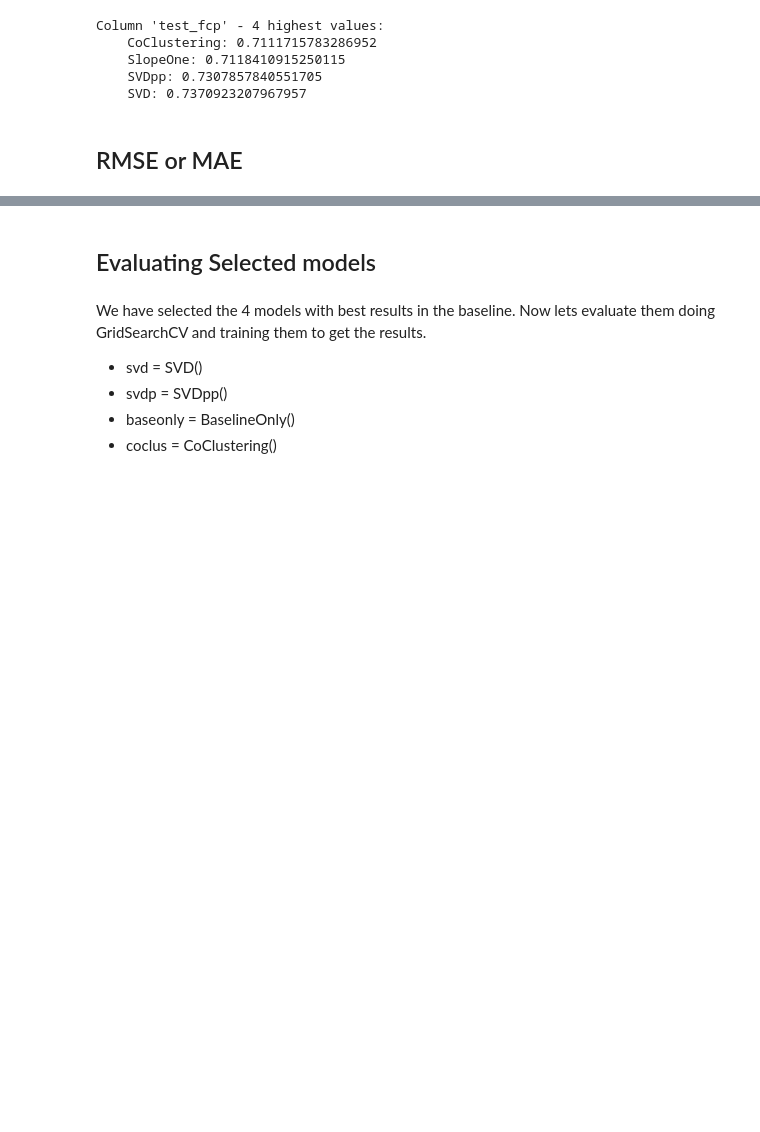
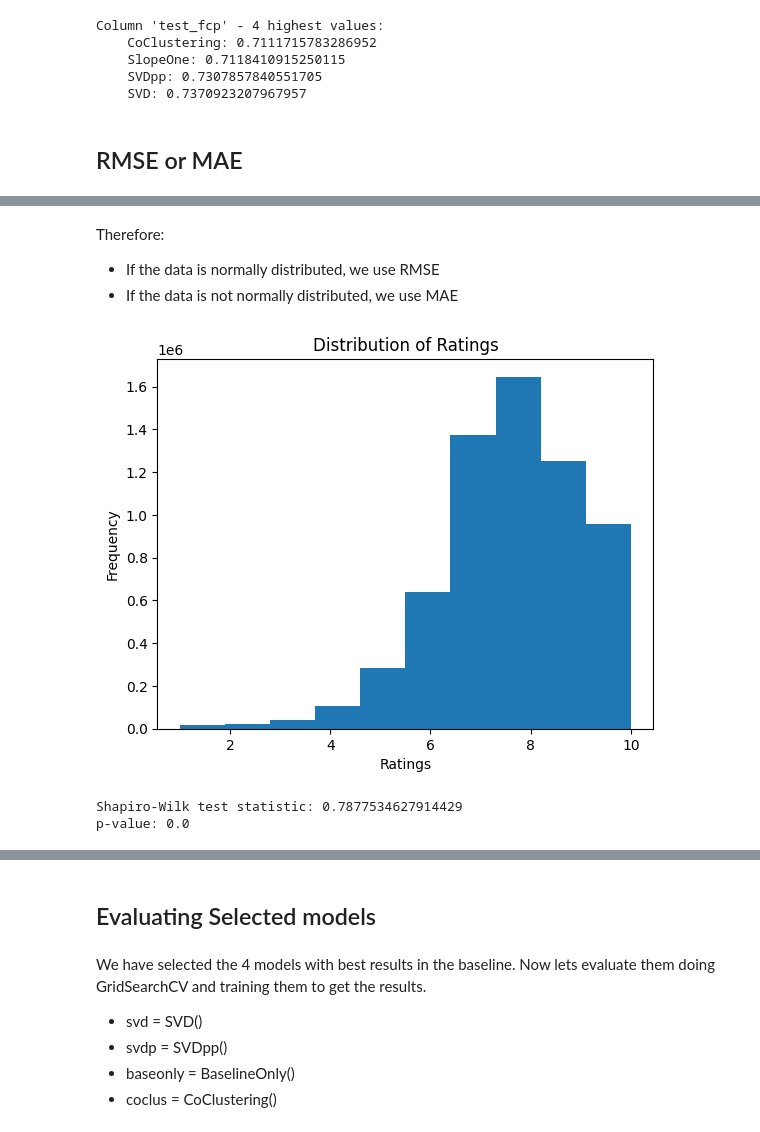
Before and after one commit to RealXun/Anime_recommendation_system, a Jupyter notebook: src/notebooks/supervised_user_based_collaborative_filtering.ipynb, the cells around one changed output, grey strips where cells are left out. Drawn from its saved outputs; the diff is of its cells as text; code cells hidden in the pictures; blank space fills up the shorter version.

```diff
--- a/src/notebooks/supervised_user_based_collaborative_filtering.ipynb
+++ b/src/notebooks/supervised_user_based_collaborative_filtering.ipynb
@@ -336,0 +373,30 @@ Therefore, it is recommended to use both RMSE and MAE to evaluate the performanc
+# %% [markdown]
+Therefore:
+- If the data is normally distributed, we use RMSE
+- If the data is not normally distributed, we use MAE
+# %%
+rating = pd.read_csv(raw_data + "/" + "rating.csv.zip")
+# Filter out all ratings less than or equal to 0 and reset the index of the DataFrame
+
+ratingdf = rating[rating.rating>0]
+
+ratingdf = ratingdf.reset_index()
+
+import matplotlib.pyplot as plt
+
+plt.hist(ratingdf['rating'], bins=10)
+plt.xlabel('Ratings')
+plt.ylabel('Frequency')
+plt.title('Distribution of Ratings')
+plt.show()
+# %% [output]
+[figure, added]
+# %%
+from scipy.stats import shapiro
+
+stat, p = shapiro(rating['rating'])
+print('Shapiro-Wilk test statistic:', stat)
+print('p-value:', p)
+# %% [output]
+Shapiro-Wilk test statistic: 0.7877534627914429
+p-value: 0.0
```
Also changed, not shown: parts of 10 cells of this notebook, 8 other files.
